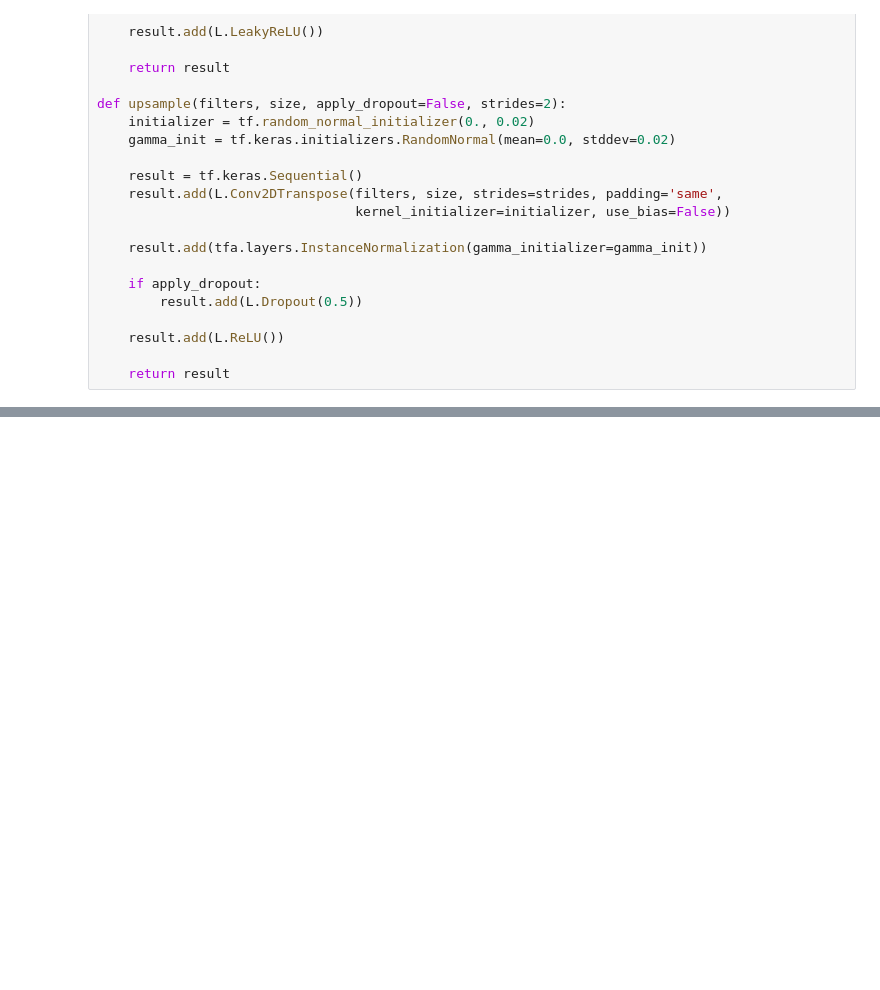
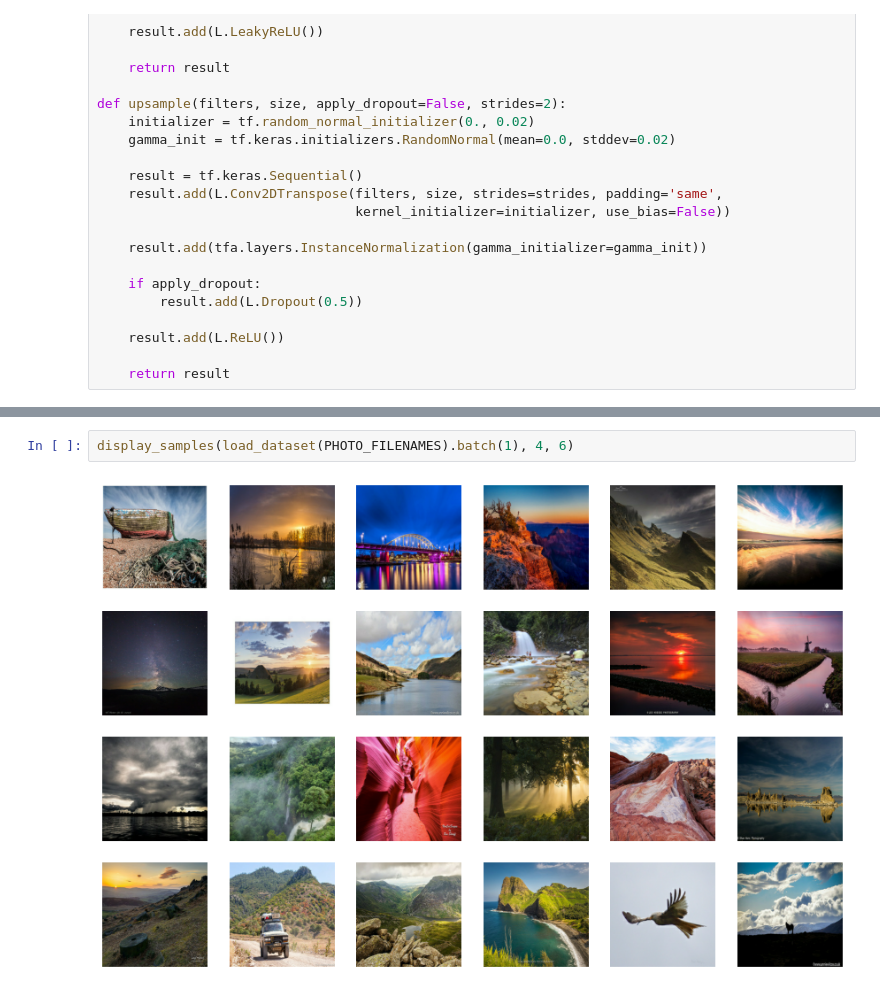
Before and after one commit to Ten000hours/Monet-convert, a Jupyter notebook: monet.ipynb, the cells around one changed output, grey strips where cells are left out. Saved outputs shown, nothing was run; the diff lists cells and outputs as text; blank space fills up the shorter version.

```diff
--- a/monet.ipynb
+++ b/monet.ipynb
@@ -179,0 +185,4 @@ def upsample(filters, size, apply_dropout=False, strides=2):
+# %%
+display_samples(load_dataset(PHOTO_FILENAMES).batch(1), 4, 6)
+# %% [output]
+[figure, added]
```
Also changed, not shown: parts of 8 cells of this notebook.
